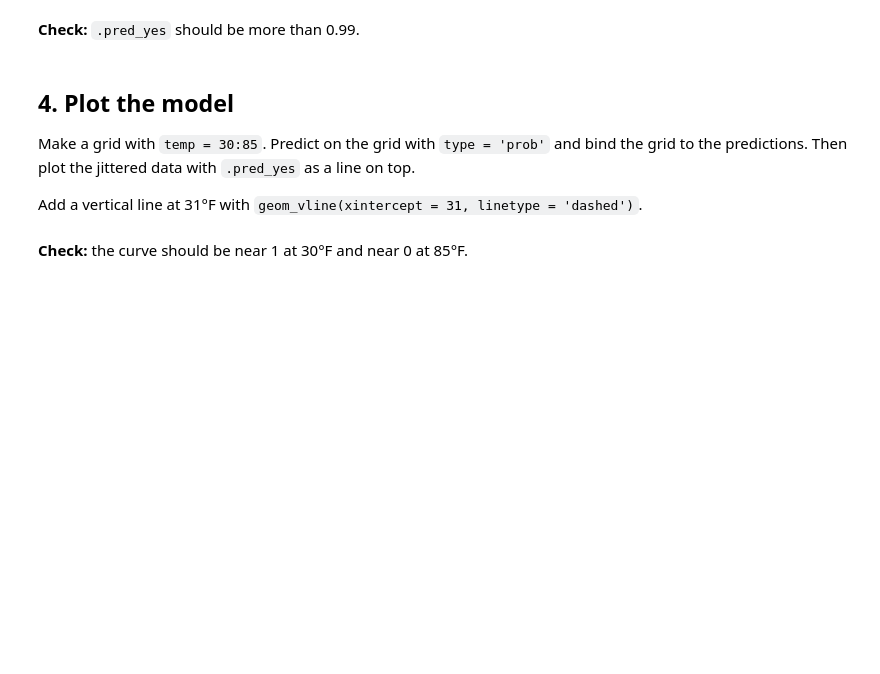
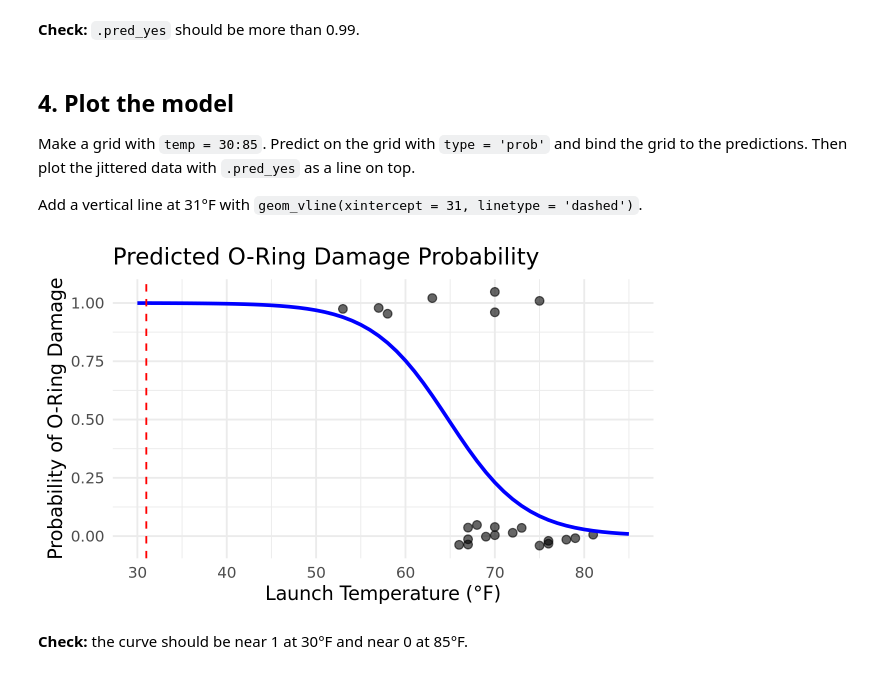
Before and after one commit to TigerTeng1024/codespace, a Jupyter notebook: exercises/11-challenger-exercise.ipynb, the cells around one changed output. Cells and saved outputs as stored; diff of their text form; code cells hidden in the pictures; blank space fills up the shorter version.

````diff
--- a/exercises/11-challenger-exercise.ipynb
+++ b/exercises/11-challenger-exercise.ipynb
@@ -72,3 +88,9 @@ Use tidymodels only. Do not change any other cells.
 ```
 # %% [markdown]
 **Your assistant puts its code in the cell below and runs it.** Read the code. Does it use `logistic_reg()`? Does it use `damage_f`, not `damage`?
+# %%
+fit_oring <- logistic_reg() |>
+  set_engine("glm") |>
+  fit(damage_f ~ temp, data = challenger)
+
+tidy(fit_oring)
@@ -97,5 +131,47 @@ fit_oring |> predict(new_data = launch, type = 'prob')
 Make a grid with `temp = 30:85`. Predict on the grid with `type = 'prob'` and bind the grid to the predictions. Then plot the jittered data with `.pred_yes` as a line on top.
 
 Add a vertical line at 31°F with `geom_vline(xintercept = 31, linetype = 'dashed')`.
+# %%
+# Create temperature grid
+temp_grid <- tibble(temp = 30:85)
+
+# Predict probability of O-ring damage
+predictions <- predict(
+  fit_oring,
+  new_data = temp_grid,
+  type = "prob"
+)
+
+# Combine temperatures and predictions
+plot_data <- bind_cols(temp_grid, predictions)
+
+# Plot observed data and logistic regression curve
+ggplot(challenger, aes(x = temp, y = damage)) +
+  geom_jitter(
+    width = 0,
+    height = 0.05,
+    alpha = 0.6,
+    size = 2
+  ) +
+  geom_line(
+    data = plot_data,
+    aes(x = temp, y = .pred_yes),
+    color = "blue",
+    linewidth = 1,
+    inherit.aes = FALSE
+  ) +
+  geom_vline(
+    xintercept = 31,
+    linetype = "dashed",
+    color = "red"
+  ) +
+  labs(
+    title = "Predicted O-Ring Damage Probability",
+    x = "Launch Temperature (°F)",
+    y = "Probability of O-Ring Damage"
+  ) +
+  theme_minimal()
+# %% [output]
+[figure, added]
 # %% [markdown]
 **Check:** the curve should be near 1 at 30°F and near 0 at 85°F.
````
Also changed, not shown: parts of 6 cells of this notebook.
